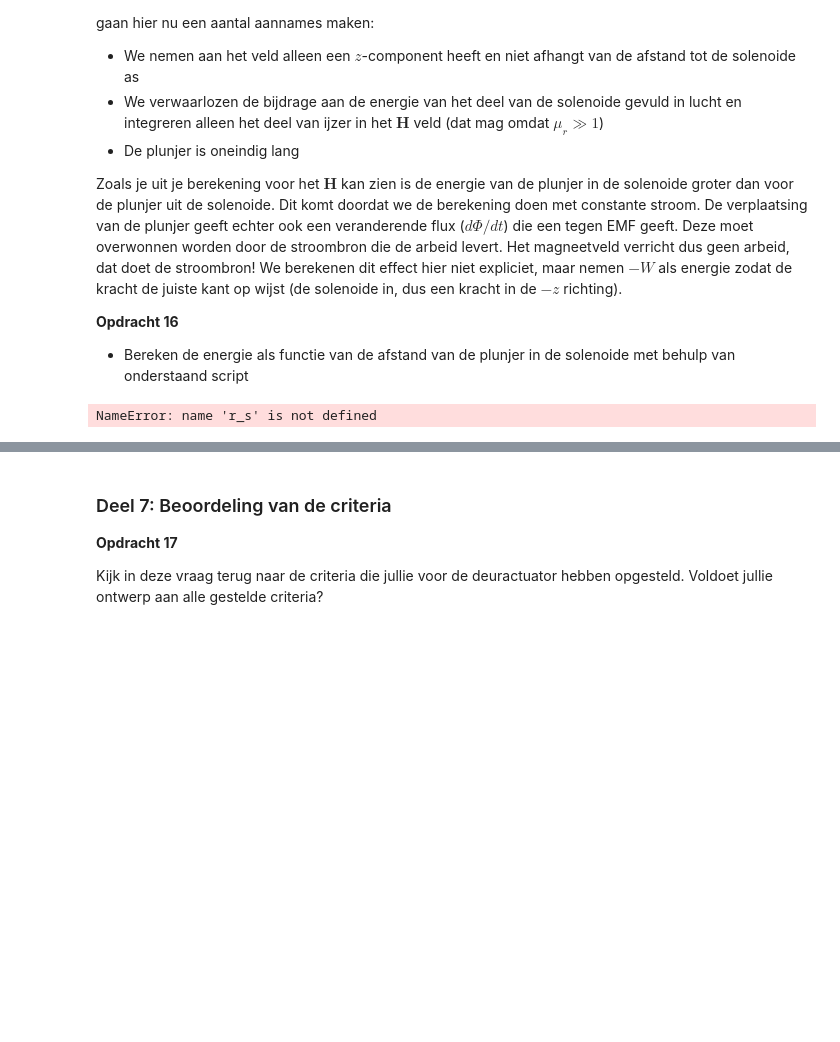
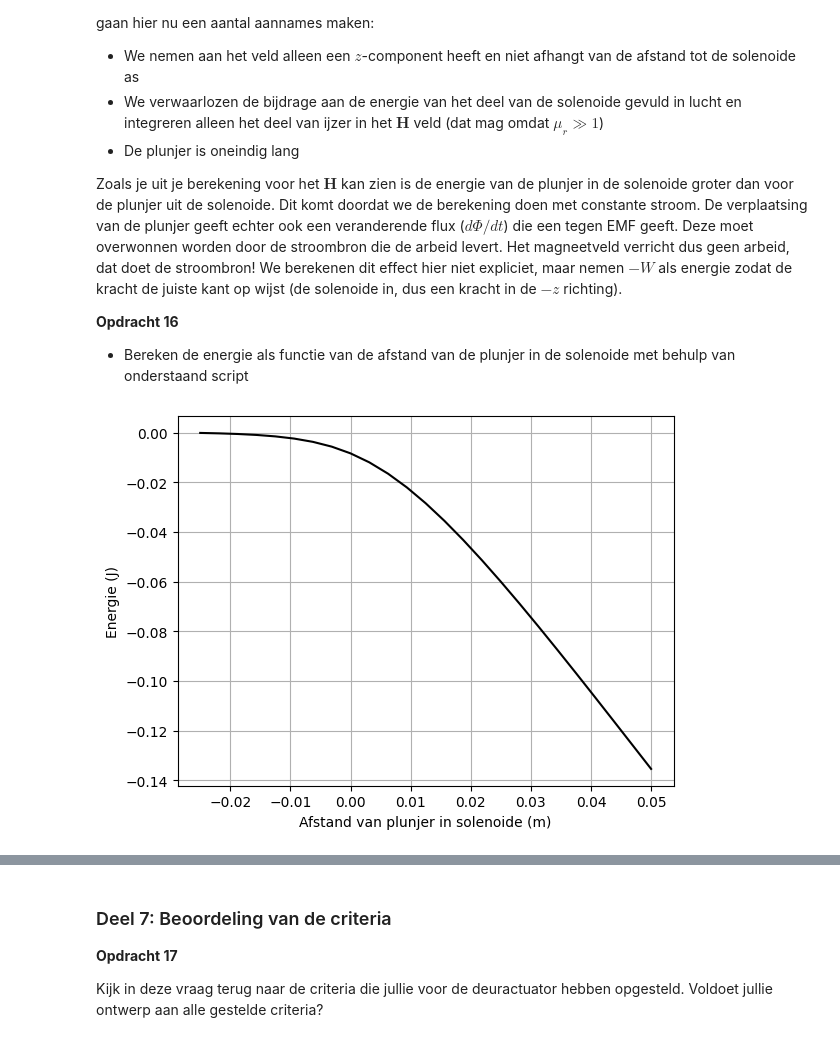
Before and after one commit to AragonMvD/opdrachten-DEF-Day, a Jupyter notebook: 2KrachtactuatorOpdracht/2KrachtactuatorOpdracht/KrachtactuatorOpdracht.ipynb, the cells around one changed output, grey strips where cells are left out. Drawn from its saved outputs; the diff is of its cells as text; code cells hidden in the pictures; blank space fills up the shorter version.

```diff
--- a/2KrachtactuatorOpdracht/2KrachtactuatorOpdracht/KrachtactuatorOpdracht.ipynb
+++ b/2KrachtactuatorOpdracht/2KrachtactuatorOpdracht/KrachtactuatorOpdracht.ipynb
@@ -583,11 +621,20 @@ Zoals je uit je berekening voor het $\mathbf{H}$ kan zien is de energie van de p
 
 * Bereken de energie als functie van de afstand van de plunjer in de solenoide met behulp van onderstaand script
 # %%
+mu_0 = 4*np.pi*1e-7
+mu_r = 5000        # opgezochte waarde voor puur ijzer
+r_s = r_sol
+L_s = L_sol
+
 # integrate the field up to point z_p
 Wz=-0.5*np.pi*r_s**2*np.cumsum(np.flipud(H_ax)*mu_r*mu_0*np.flipud(H_ax))*(z_ax[1] - z_ax[0])
 
+plt.figure()
 plt.plot(L_s/2 - z_ax, np.flipud(Wz), '-k')
-plt.xlabel('Afstand van plunjer in solenoide (m)'), plt.ylabel('Energie (J)'), plt.grid()
+plt.xlabel('Afstand van plunjer in solenoide (m)')
+plt.ylabel('Energie (J)')
+plt.grid()
+plt.show()
 # %% [output]
-NameError: name 'r_s' is not defined
+[figure, added]
 # %%
```
Also changed, not shown: parts of 3 cells of this notebook.
